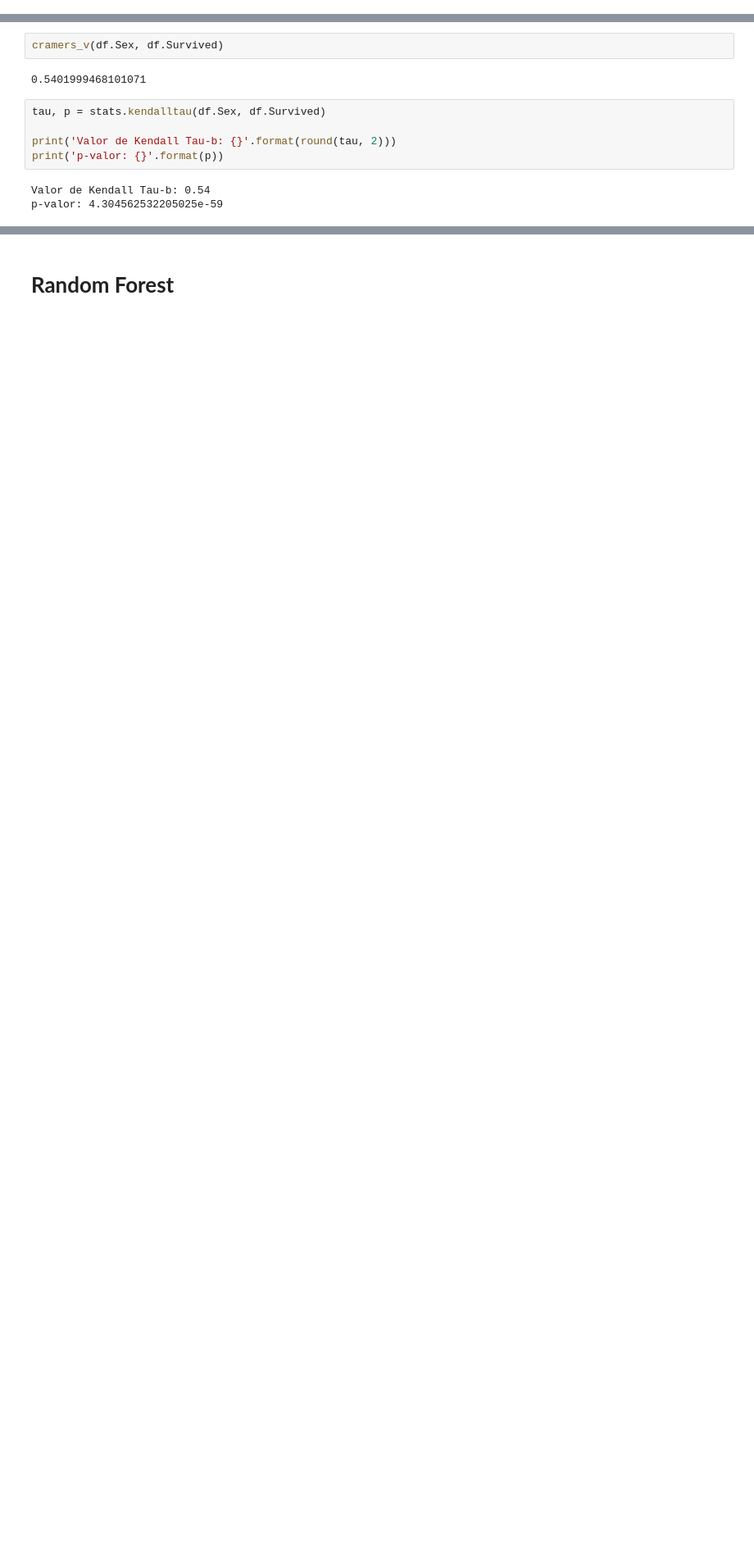
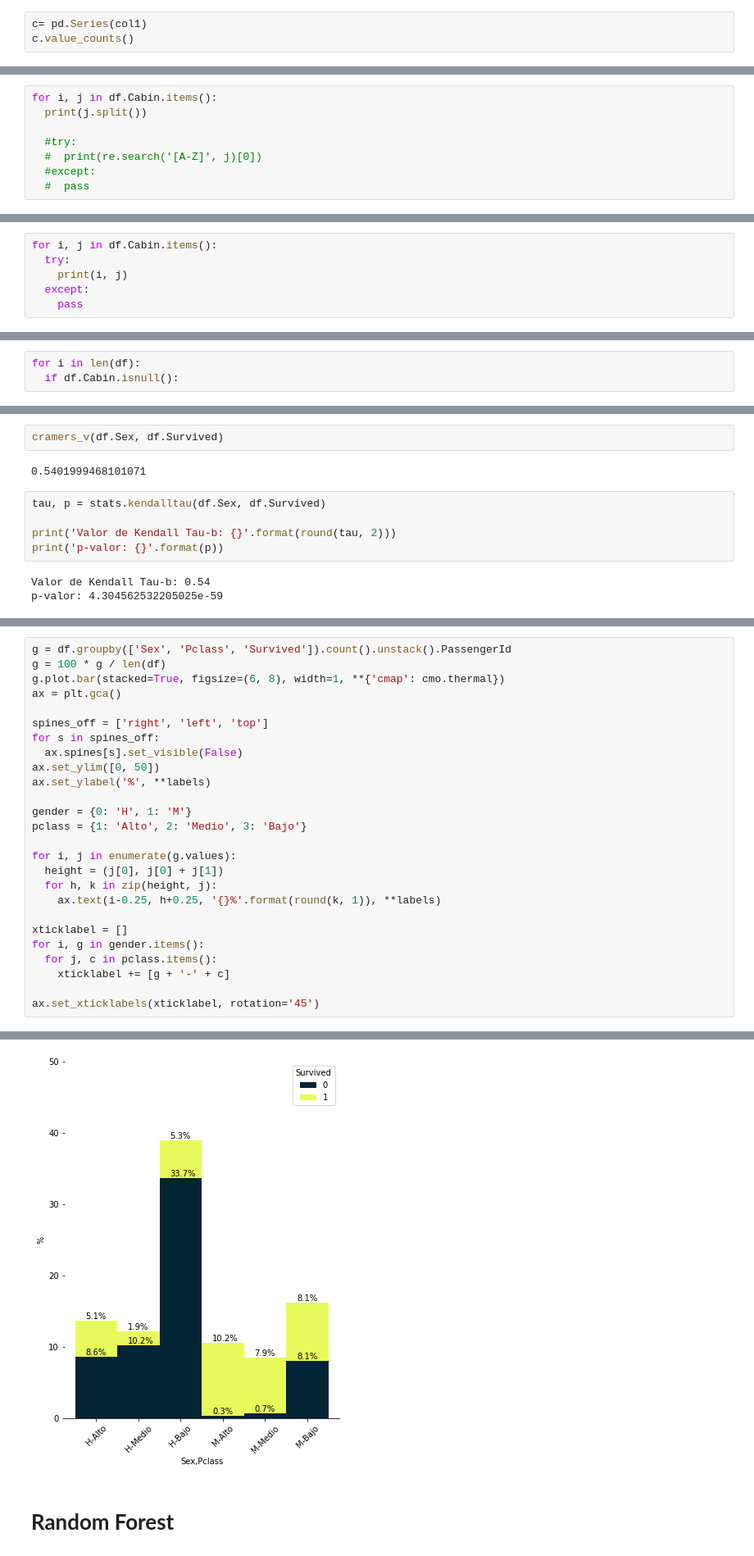
Before and after one commit to juancn95/saturdaysAI_titanic_challenge, a Jupyter notebook: SaturdaysAI_titanic_challenge.ipynb, the cells around one changed output, grey strips where cells are left out. Shown at 82% size. Saved outputs shown, nothing was run; the diff lists cells and outputs as text; blank space fills up the shorter version.

```diff
--- a/SaturdaysAI_titanic_challenge.ipynb
+++ b/SaturdaysAI_titanic_challenge.ipynb
@@ -313,0 +491,3 @@ plt.show()
+# %%
+c= pd.Series(col1)
+c.value_counts()
@@ -313,0 +504,8 @@ plt.show()
+# %%
+for i, j in df.Cabin.items():
+  print(j.split())
+
+  #try:
+  #  print(re.search('[A-Z]', j)[0])
+  #except:
+  #  pass
@@ -313,0 +514,6 @@ plt.show()
+# %%
+for i, j in df.Cabin.items():
+  try:
+    print(i, j)
+  except:
+    pass
@@ -313,0 +538,3 @@ plt.show()
+# %%
+for i in len(df):
+  if df.Cabin.isnull():
@@ -612,0 +696,27 @@ Considerando que la proporción de `Cabin` es grande, ¿Vale la pena realizar un
+# %%
+g = df.groupby(['Sex', 'Pclass', 'Survived']).count().unstack().PassengerId
+g = 100 * g / len(df)
+g.plot.bar(stacked=True, figsize=(6, 8), width=1, **{'cmap': cmo.thermal})
+ax = plt.gca()
+
+spines_off = ['right', 'left', 'top']
+for s in spines_off:
+  ax.spines[s].set_visible(False)
+ax.set_ylim([0, 50])
+ax.set_ylabel('%', **labels)
+
+gender = {0: 'H', 1: 'M'}
+pclass = {1: 'Alto', 2: 'Medio', 3: 'Bajo'}
+
+for i, j in enumerate(g.values):
+  height = (j[0], j[0] + j[1])
+  for h, k in zip(height, j):
+    ax.text(i-0.25, h+0.25, '{}%'.format(round(k, 1)), **labels)
+
+xticklabel = []
+for i, g in gender.items():
+  for j, c in pclass.items():
+    xticklabel += [g + '-' + c]
+
+ax.set_xticklabels(xticklabel, rotation='45')
+# %% [output]
@@ -613,2 +729,3 @@ Considerando que la proporción de `Cabin` es grande, ¿Vale la pena realizar un
+[figure, added]
 # %% [markdown]
 # **Random Forest**
```
Also changed, not shown: parts of 51 cells of this notebook.
